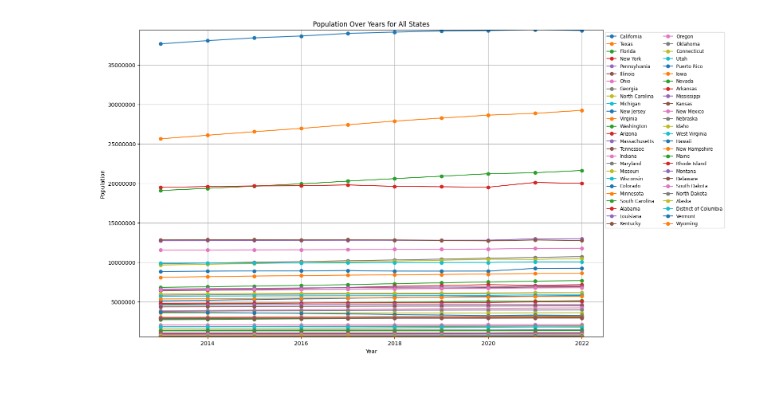
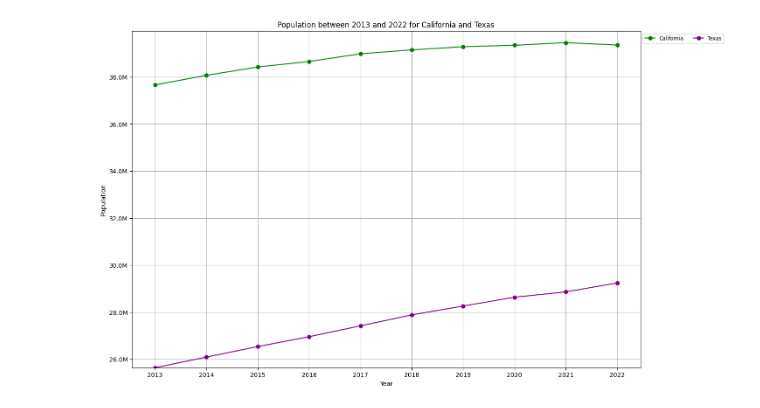
Before and after one commit to aholmes/population-analysis, a Jupyter notebook: report/PopulationAnalysis.ipynb, the cells around one changed output. Cells and saved outputs as stored; diff of their text form; code cells hidden in the pictures.

Commit message:
Update Jupyter NB with charts showing CA population comparisons.

```diff
--- a/report/PopulationAnalysis.ipynb
+++ b/report/PopulationAnalysis.ipynb
@@ -1,29 +1,48 @@
 # %%
 import pandas as pd
 import matplotlib.pyplot as plt
+# %%
+COLOR1 = 'green'
+COLOR2 = 'purple'
+COLOR3 = 'blue'
+COLOR4 = 'red'
+COLOR5 = 'skyblue'
 # %%
 file_path = 'population.raw.csv'
 data = pd.read_csv(file_path, index_col=0)
 # %%
 data = data.sort_values(by=data.columns[-1], ascending=False)
+years = data.columns.astype(int)
+ca_tx_data = data.loc[['California', 'Texas']]
+y_min = ca_tx_data.min().min()
+y_max = ca_tx_data.max().max()
-# %%
-years = data.columns.astype(int)
-y_min = data.min().min()
-y_max = data.max().max()
+# %%
+from matplotlib.ticker import FuncFormatter
+
+def millions_formatter(x, pos):
+    return f'{x / 1e6:.1f}M'
+
+def percent_formatter(x, pos):
+    return f'{x:.1f}%'
 # %%
 plt.figure(figsize=(15, 10))
 
-# Show trends for all states
-for state in data.index:
+colors = {
+    'California': COLOR1,
+    'Texas': COLOR2
+}
+
+for state in ca_tx_data.index:
     population = data.loc[state]
-    plt.plot(years, population, marker='o', label=state)
+    plt.plot(population.index, population, marker='o', label=state, color=colors[state])
+
+plt.gca().yaxis.set_major_formatter(FuncFormatter(millions_formatter))
 
 plt.legend(loc='upper left', bbox_to_anchor=(1, 1), ncol=2, fontsize='small')
-plt.ylim(y_min, y_max)
-plt.ticklabel_format(style='plain', axis='y')
-plt.title('Population Over Years for All States')
+plt.ylim(y_min, y_max + 500000)
+plt.title('Population between 2013 and 2022 for California and Texas')
 plt.xlabel('Year')
 plt.ylabel('Population')
 plt.grid(True)
 # %% [output]
-[figure, old version]
+[figure, new version]
```
Also changed, not shown: parts of 19 cells of this notebook.
